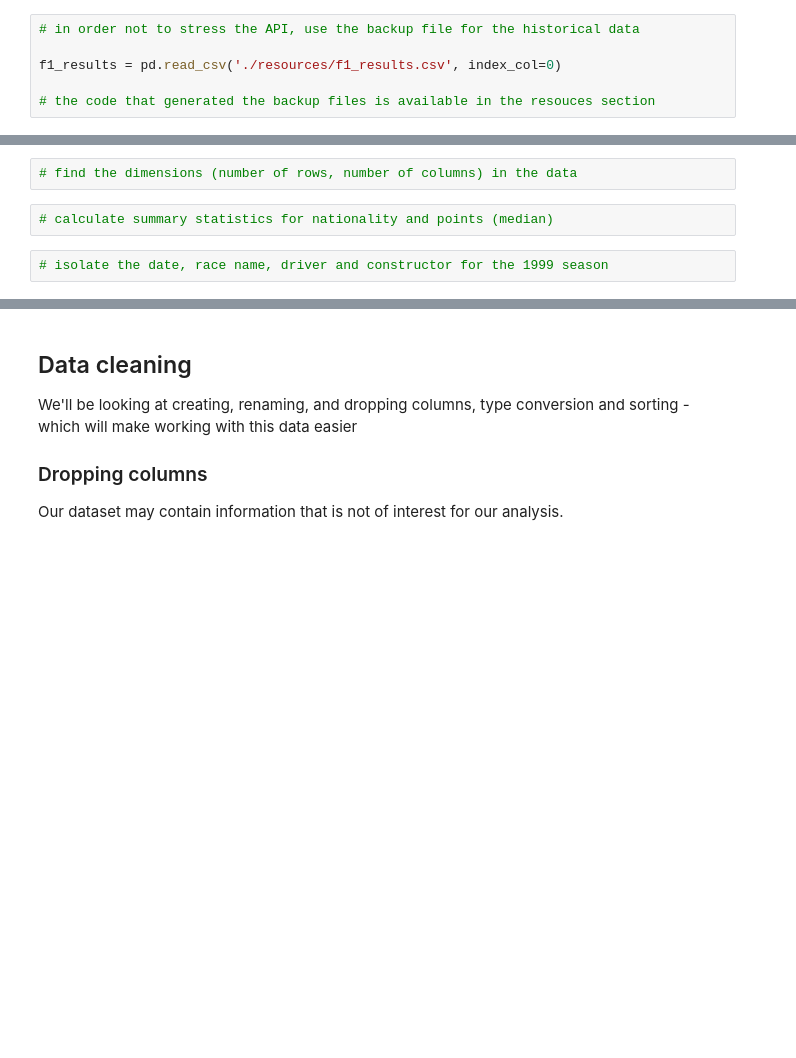
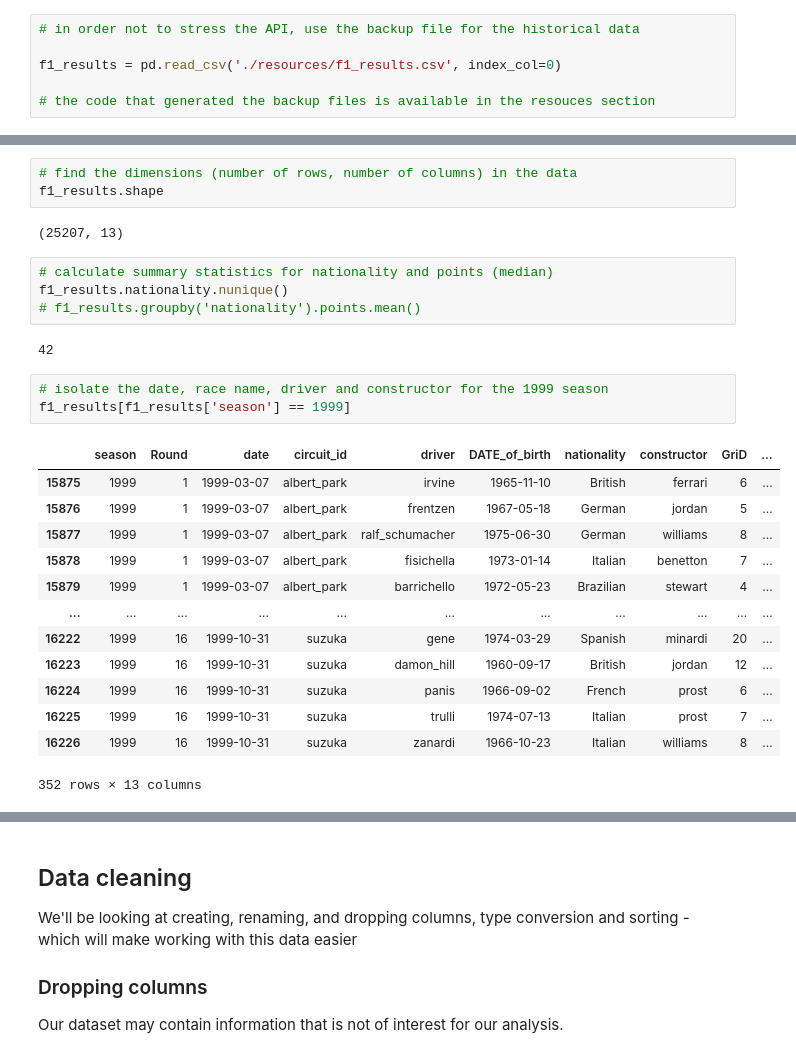
Before and after one commit to autrefois/bootcamp, a Jupyter notebook: 2022/python_workshop/notebooks/08_pandas.ipynb, the cells around one changed output, grey strips where cells are left out. Saved outputs shown, nothing was run; the diff lists cells and outputs as text; blank space fills up the shorter version.

```diff
--- a/2022/python_workshop/notebooks/08_pandas.ipynb
+++ b/2022/python_workshop/notebooks/08_pandas.ipynb
@@ -217,8 +465,30 @@ f1_results.head()
 # %%
 # find the dimensions (number of rows, number of columns) in the data
+f1_results.shape
+# %% [output]
+(25207, 13)
 # %%
 # calculate summary statistics for nationality and points (median)
+f1_results.nationality.nunique()
+# f1_results.groupby('nationality').points.mean()
+# %% [output]
+42
 # %%
 # isolate the date, race name, driver and constructor for the 1999 season
+f1_results[f1_results['season'] == 1999]
+# %% [output]
+|  | season | Round | date | circuit_id | driver | DATE_of_birth | nationality | constructor | GriD | ... |
+| 15875 | 1999 | 1 | 1999-03-07 | albert_park | irvine | 1965-11-10 | British | ferrari | 6 | ... |
+| 15876 | 1999 | 1 | 1999-03-07 | albert_park | frentzen | 1967-05-18 | German | jordan | 5 | ... |
+| 15877 | 1999 | 1 | 1999-03-07 | albert_park | ralf_schumacher | 1975-06-30 | German | williams | 8 | ... |
+| 15878 | 1999 | 1 | 1999-03-07 | albert_park | fisichella | 1973-01-14 | Italian | benetton | 7 | ... |
+| 15879 | 1999 | 1 | 1999-03-07 | albert_park | barrichello | 1972-05-23 | Brazilian | stewart | 4 | ... |
+| ... | ... | ... | ... | ... | ... | ... | ... | ... | ... | ... |
+| 16222 | 1999 | 16 | 1999-10-31 | suzuka | gene | 1974-03-29 | Spanish | minardi | 20 | ... |
+| 16223 | 1999 | 16 | 1999-10-31 | suzuka | damon_hill | 1960-09-17 | British | jordan | 12 | ... |
+| 16224 | 1999 | 16 | 1999-10-31 | suzuka | panis | 1966-09-02 | French | prost | 6 | ... |
+| 16225 | 1999 | 16 | 1999-10-31 | suzuka | trulli | 1974-07-13 | Italian | prost | 7 | ... |
+| 16226 | 1999 | 16 | 1999-10-31 | suzuka | zanardi | 1966-10-23 | Italian | williams | 8 | ... |
+352 rows × 13 columns
 # %%
 # how many wins for McLaren between 1975 and 1985?
```
Also changed, not shown: parts of 67 cells of this notebook.
